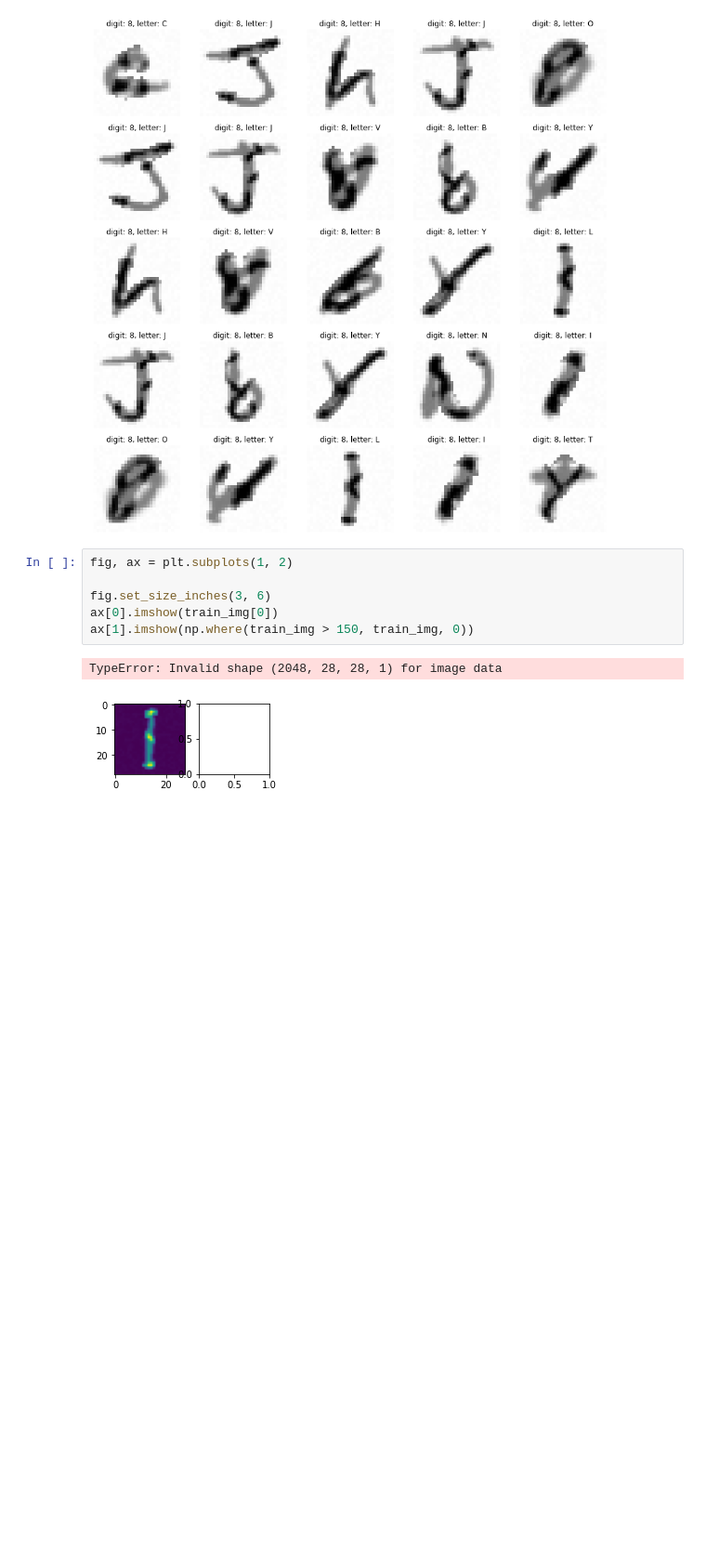
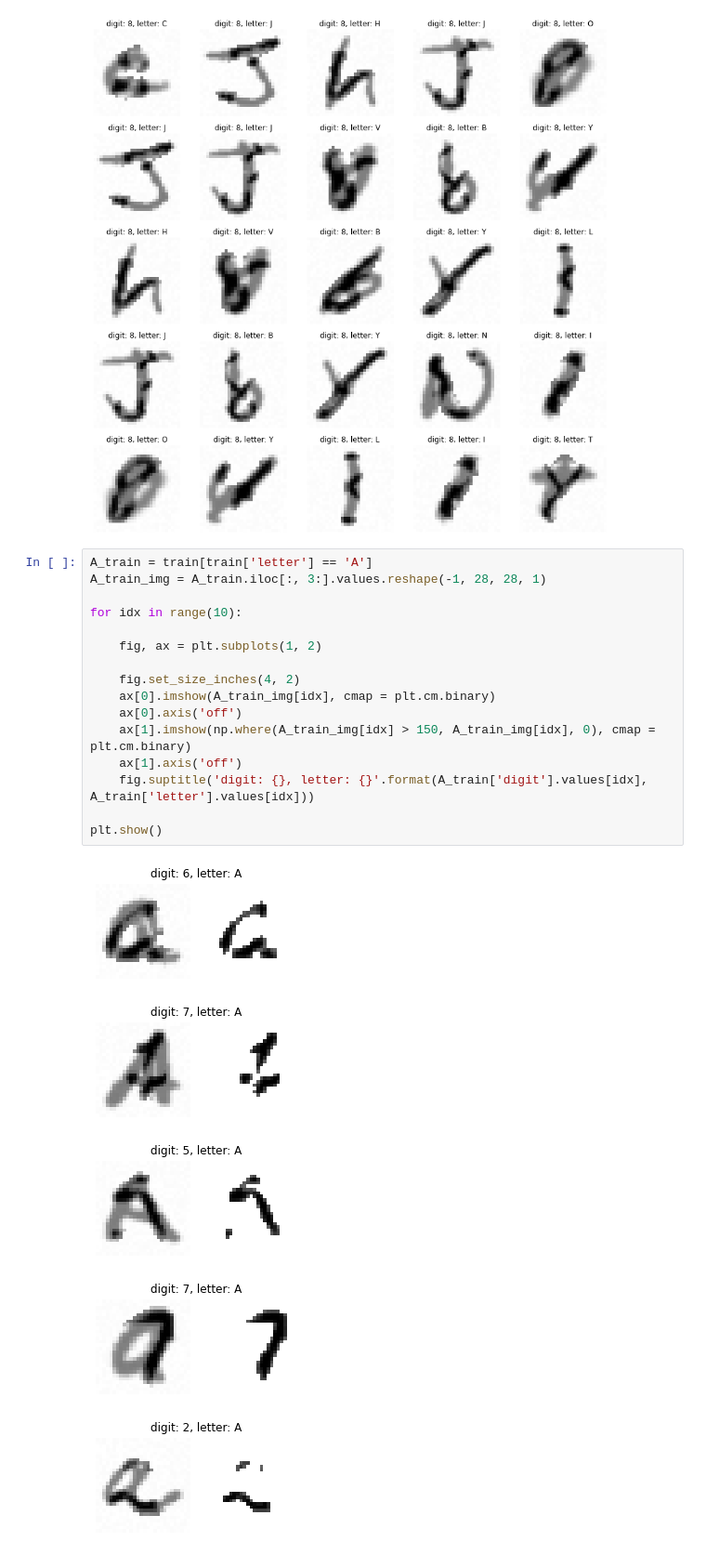
Before and after one commit to fidabspd/ml-basic, a Jupyter notebook: img.ipynb, the cells around one changed output. Shown: that part at 93% size. Saved outputs shown, nothing was run; the diff lists cells and outputs as text; blank space fills up the shorter version.

```diff
--- a/img.ipynb
+++ b/img.ipynb
@@ -97,12 +117,25 @@ for r in range(5):
 plt.show()
 # %% [output]
 [figure]
-# %%
-fig, ax = plt.subplots(1, 2)
-
-fig.set_size_inches(3, 6)
-ax[0].imshow(train_img[0])
-ax[1].imshow(np.where(train_img > 150, train_img, 0))
-# %% [output]
-TypeError: Invalid shape (2048, 28, 28, 1) for image data
-[figure, removed]
+# %%
+A_train = train[train['letter'] == 'A']
+A_train_img = A_train.iloc[:, 3:].values.reshape(-1, 28, 28, 1)
+
+for idx in range(10):
+
+    fig, ax = plt.subplots(1, 2)
+
+    fig.set_size_inches(4, 2)
+    ax[0].imshow(A_train_img[idx], cmap = plt.cm.binary)
+    ax[0].axis('off')
+    ax[1].imshow(np.where(A_train_img[idx] > 150, A_train_img[idx], 0), cmap = plt.cm.binary)
+    ax[1].axis('off')
+    fig.suptitle('digit: {}, letter: {}'.format(A_train['digit'].values[idx], A_train['letter'].values[idx]))
+
+plt.show()
+# %% [output]
+[figure, added]
+[figure, added]
+[figure, added]
+[figure, added]
+[figure, added]
```
Also changed, not shown: parts of 5 cells of this notebook, 1 other file.
